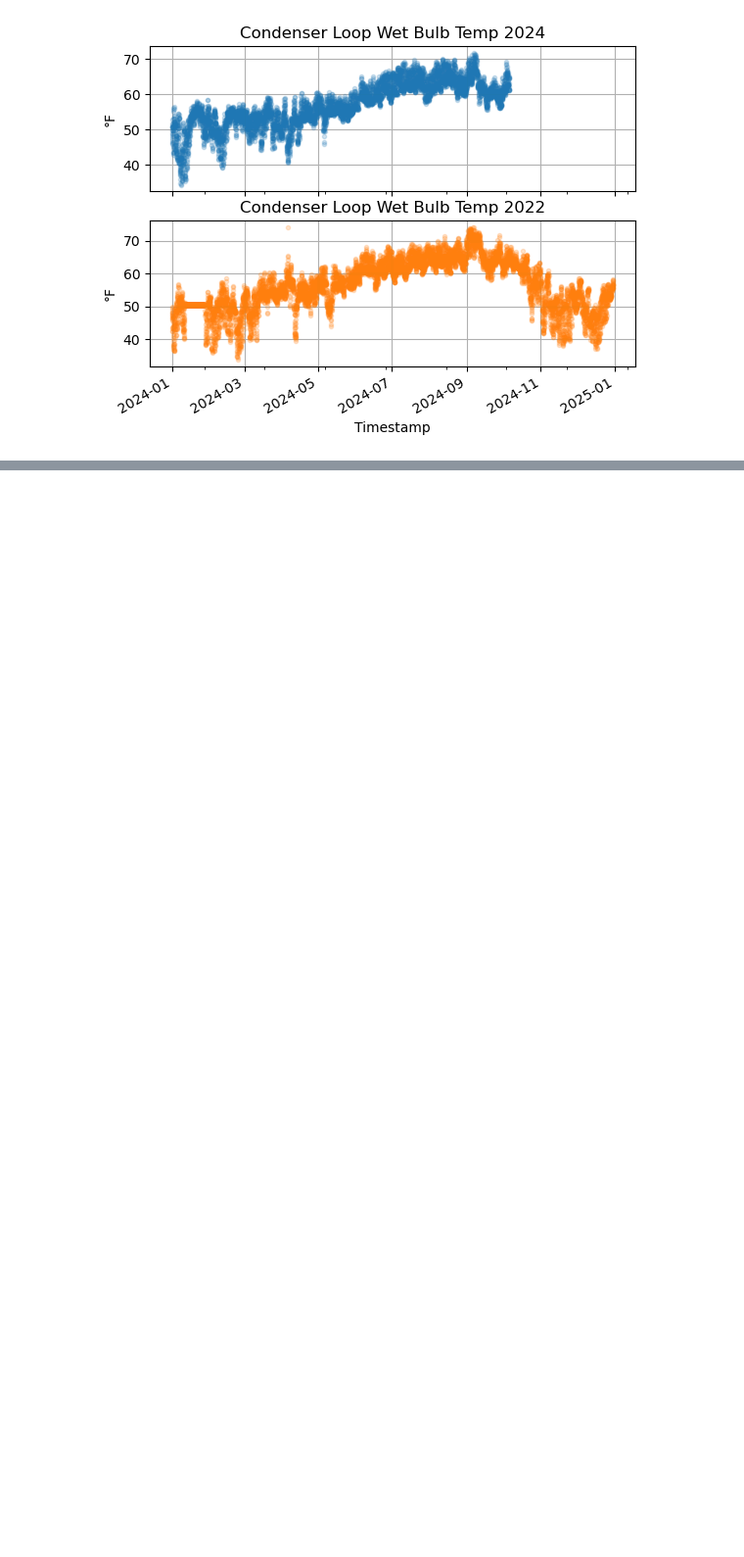
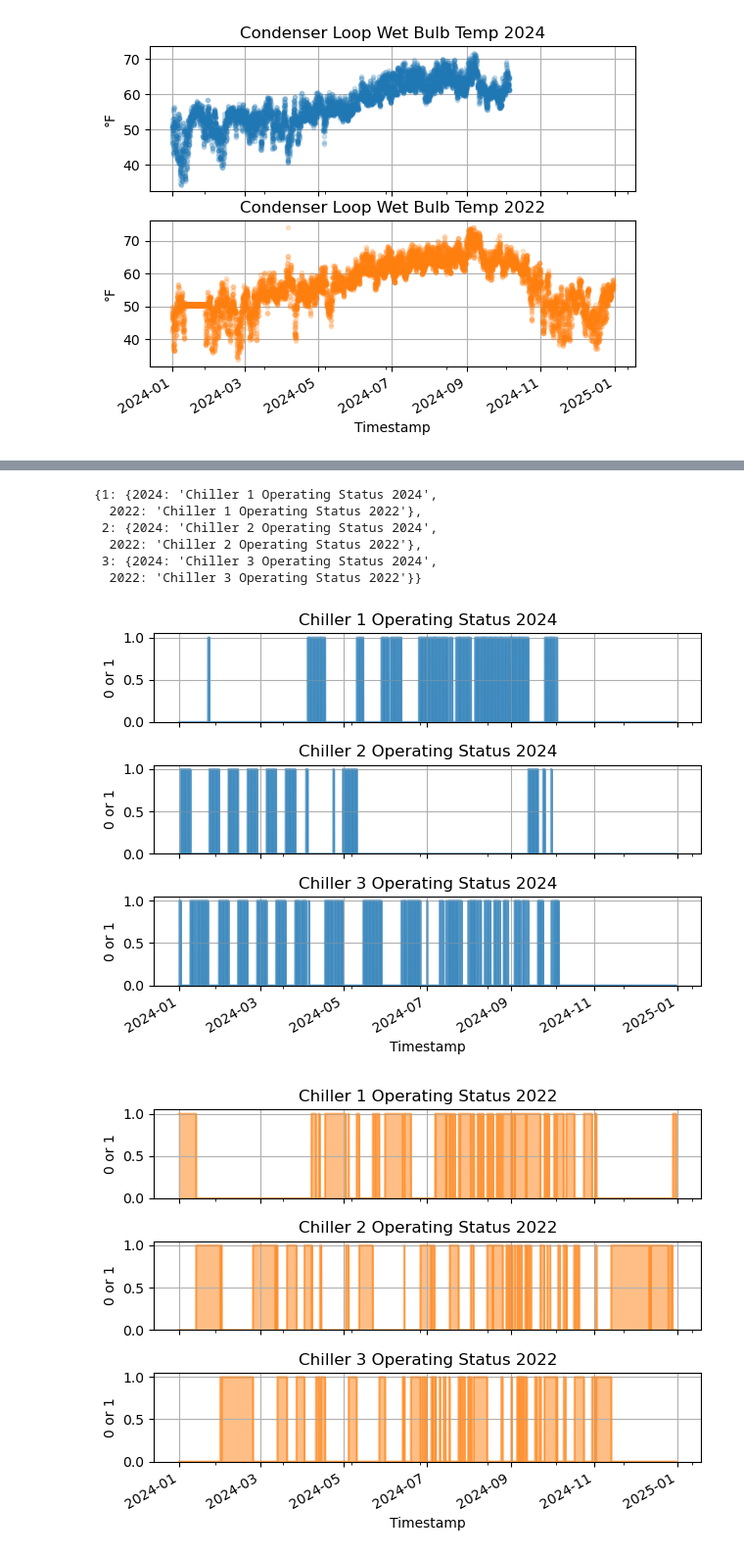
Before and after one commit to billtubbs/district-energy-systems, a Jupyter notebook: CSUDH/2-preliminary-data-analysis.ipynb, the cells around one changed output, grey strips where cells are left out. Shown at 98% size. Drawn from its saved outputs; the diff is of its cells as text; code cells hidden in the pictures; blank space fills up the shorter version.

```diff
--- a/CSUDH/data-preparation.ipynb
+++ b/CSUDH/2-preliminary-data-analysis.ipynb
@@ -80,6 +68,0 @@ df.iloc[:5, 0:2]
-# %%
-if df.columns[0].startswith("Central Plant "):
-    df.columns = [col.removeprefix("Central Plant ") for col in df]
-if df.columns[6].startswith("CHW Plant "):
-    df.columns = [col.removeprefix("CHW Plant ") for col in df]
-df.columns
@@ -480,0 +301,32 @@ for chiller in chiller_efficiency_cols:
+# %%
+# Assume efficiency equal to 0 means chiller is offline
+chiller_operating_cols = {}
+for chiller in chiller_efficiency_cols:
+    operating_cols = {}
+    for (year, col) in chiller_efficiency_cols[chiller].items():
+        new_col_name = col.replace("Efficiency", "Operating Status")
+        df[new_col_name] = df[col] > 0.0
+        units[new_col_name] = "0 or 1"
+        operating_cols[year] = new_col_name
+    chiller_operating_cols[chiller] = operating_cols
+
+chiller_operating_cols
+# %% [output]
+{1: {2024: 'Chiller 1 Operating Status 2024',
+  2022: 'Chiller 1 Operating Status 2022'},
+ 2: {2024: 'Chiller 2 Operating Status 2024',
+  2022: 'Chiller 2 Operating Status 2022'},
+ 3: {2024: 'Chiller 3 Operating Status 2024',
+  2022: 'Chiller 3 Operating Status 2022'}}
+# %%
+for year in chiller_operating_cols[1]:
+    fig, axes = plt.subplots(3, 1, sharex=True)
+    for ax, chiller in zip(axes, chiller_operating_cols):
+        col = chiller_operating_cols[chiller][year]
+        df[col].astype("uint8").plot.area(ax=ax, color=colors[year], alpha=0.5,
+                     ylabel=units[col], grid=True, title=col)
+    plt.tight_layout()
+    plt.show()
+# %% [output]
+[figure, added]
+[figure, added]
```
Also changed, not shown: parts of 30 cells of this notebook, 1 other file.
